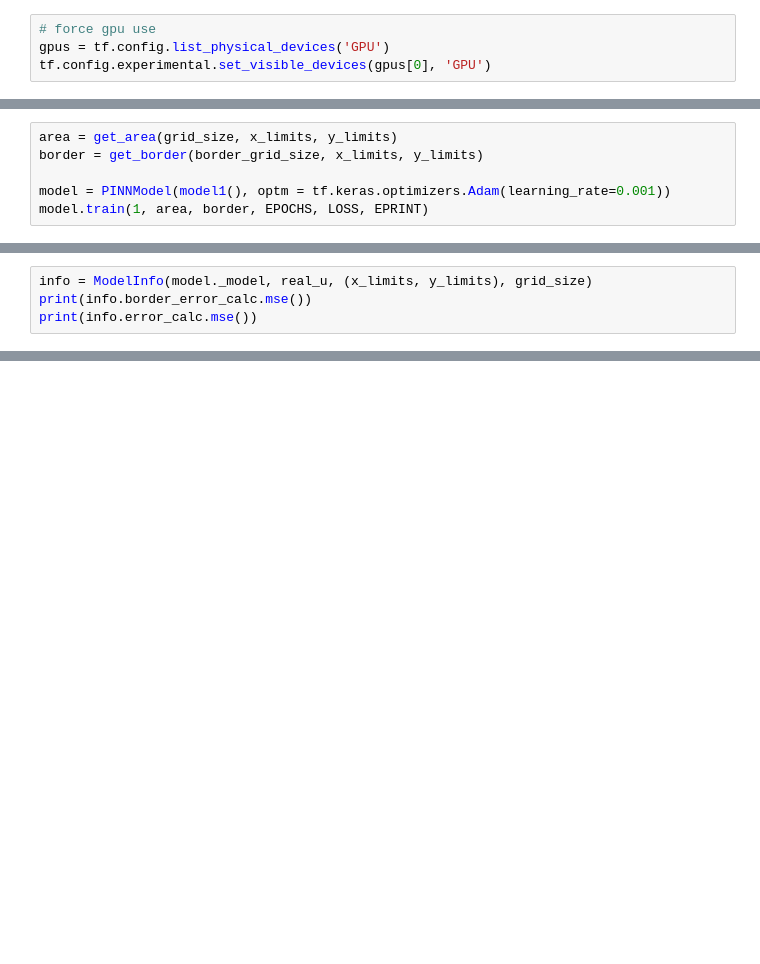
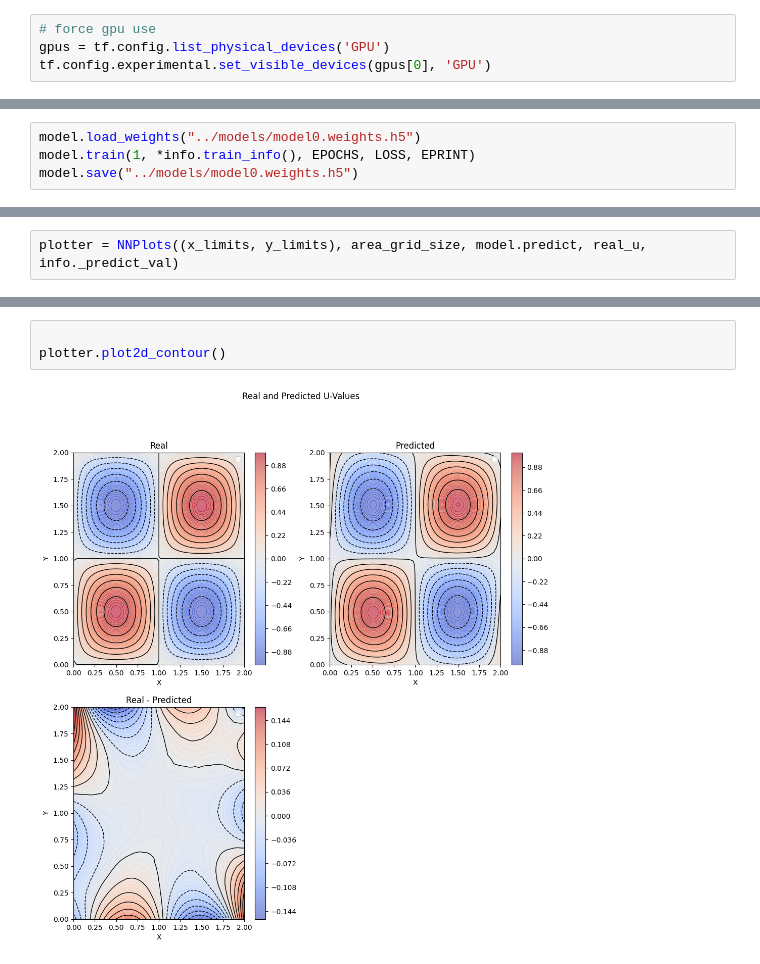
Before and after one commit to C0c0n4t/PINN_Poisson, a Jupyter notebook: src/check.ipynb, the cells around one changed output, grey strips where cells are left out. Drawn from its saved outputs; the diff is of its cells as text; blank space fills up the shorter version.

```diff
--- a/src/check.ipynb
+++ b/src/check.ipynb
@@ -40,6 +64,0 @@ LOSS = 1e-3 # 1e-4
-# %%
-area = get_area(grid_size, x_limits, y_limits)
-border = get_border(border_grid_size, x_limits, y_limits)
-
-model = PINNModel(model1(), optm = tf.keras.optimizers.Adam(learning_rate=0.001))
-model.train(1, area, border, EPOCHS, LOSS, EPRINT)
@@ -54,0 +65,4 @@ epoch: 3500 loss: 0.00389654795
+# %%
+model.load_weights("../models/model0.weights.h5")
+model.train(1, *info.train_info(), EPOCHS, LOSS, EPRINT)
+model.save("../models/model0.weights.h5")
@@ -85,4 +82,0 @@ I0000 00:00:1728501480.631330   36627 device_compiler.h:188] Compiled cluster us
-# %%
-info = ModelInfo(model._model, real_u, (x_limits, y_limits), grid_size)
-print(info.border_error_calc.mse())
-print(info.error_calc.mse())
@@ -104,0 +83,2 @@ info.plotter.plot2d_contour()
+# %%
+plotter = NNPlots((x_limits, y_limits), area_grid_size, model.predict, real_u, info._predict_val)
@@ -104,0 +102,5 @@ info.plotter.plot2d_contour()
+# %%
+
+plotter.plot2d_contour()
+# %% [output]
+[figure, added]
```
Also changed, not shown: parts of 9 cells of this notebook, 9 other files.
